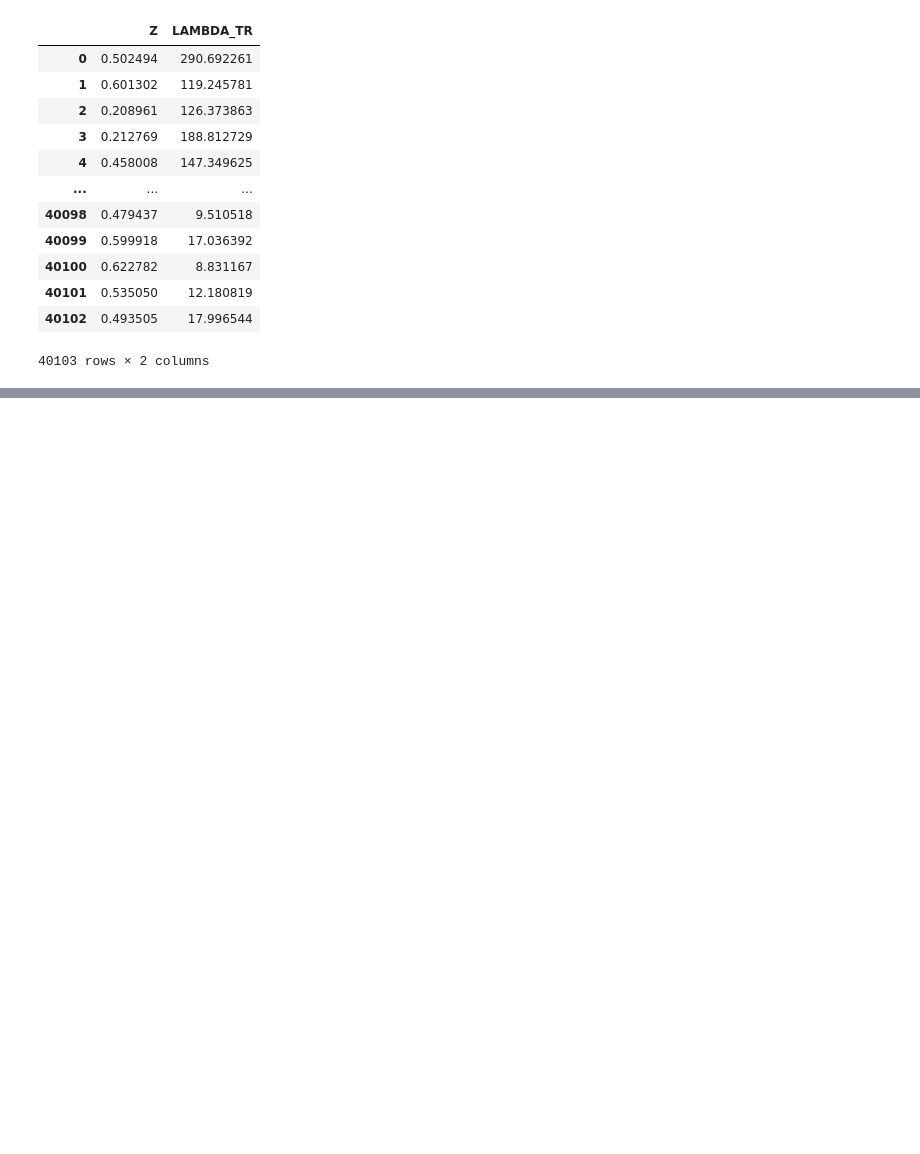
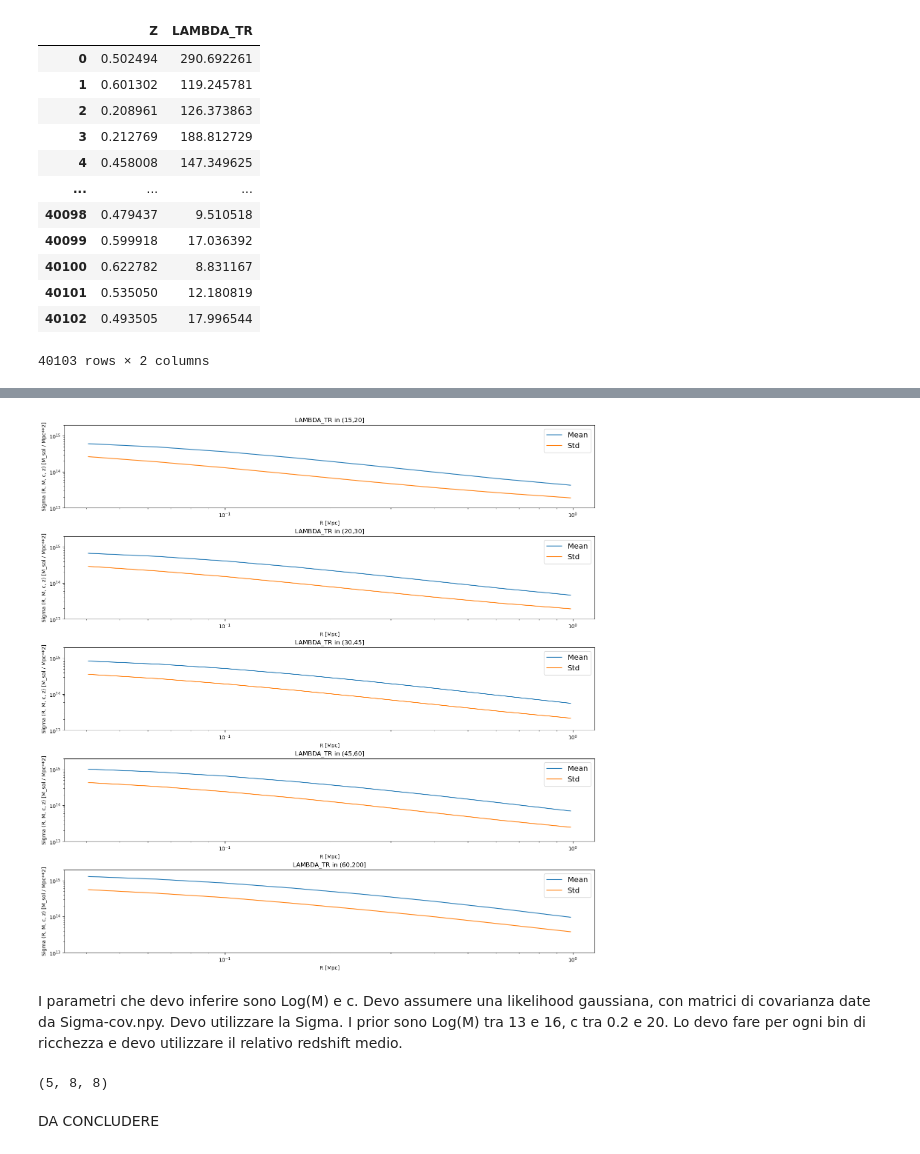
Before and after one commit to trett-0310/esame_tecniche, a Jupyter notebook: Fit NFW Density Profile.ipynb, the cells around one changed output, grey strips where cells are left out. Cells and saved outputs as stored; diff of their text form; code cells hidden in the pictures; blank space fills up the shorter version.

```diff
--- a/Fit NFW Density Profile.ipynb
+++ b/Fit NFW Density Profile.ipynb
@@ -244,0 +245,4 @@ AttributeError: 'DataFrameGroupBy' object has no attribute 'groupby'
+# %%
+#R_int_mean = int_mean.loc[:, ['SIGMA_of_R0', 'SIGMA_of_R1', 'SIGMA_of_R2', 'SIGMA_of_R3', 'SIGMA_of_R4', 'SIGMA_of_R5', 'SIGMA_of_R6', 'SIGMA_of_R7']]
+R_int_mean = int_mean.loc[:, [R[0], R[1], R[2], R[3], R[4], R[5], R[6], R[7]]]
+R_int_mean.T
@@ -244,0 +263,3 @@ AttributeError: 'DataFrameGroupBy' object has no attribute 'groupby'
+# %%
+int_std = df.groupby(pd.cut(df['LAMBDA_TR'], [15, 20, 30, 45, 60, 200])).std()
+int_std
@@ -244,0 +274,4 @@ AttributeError: 'DataFrameGroupBy' object has no attribute 'groupby'
+# %%
+#R_int_std = int_std.loc[:, ['SIGMA_of_R0', 'SIGMA_of_R1', 'SIGMA_of_R2', 'SIGMA_of_R3', 'SIGMA_of_R4', 'SIGMA_of_R5', 'SIGMA_of_R6', 'SIGMA_of_R7']]
+R_int_std = int_std.loc[:, [R[0], R[1], R[2], R[3], R[4], R[5], R[6], R[7]]]
+R_int_std.T
@@ -244,0 +288,45 @@ AttributeError: 'DataFrameGroupBy' object has no attribute 'groupby'
+# %%
+fig, axs = plt.subplots(5, layout = 'constrained')
+fig.set_size_inches(15, 15)
+
+axs[0].plot(R, R_int_mean.T.to_numpy()[:,0], label = 'Mean')
+axs[0].set_title('LAMBDA_TR in (15,20]')
+axs[0].plot(R, R_int_std.T.to_numpy()[:,0], color = 'tab:orange', label = 'Std')
+axs[0].legend(fontsize = 'x-large')
+axs[1].plot(R, R_int_mean.T.to_numpy()[:,1], label = 'Mean')
+axs[1].set_title('LAMBDA_TR in (20,30]')
+axs[1].plot(R, R_int_std.T.to_numpy()[:,1], color = 'tab:orange', label = 'Std')
+axs[2].plot(R, R_int_mean.T.to_numpy()[:,2], label = 'Mean')
+axs[2].set_title('LAMBDA_TR in (30,45]')
+axs[2].plot(R, R_int_std.T.to_numpy()[:,2], color = 'tab:orange', label = 'Std')
+axs[3].plot(R, R_int_mean.T.to_numpy()[:,3], label = 'Mean')
+axs[3].set_title('LAMBDA_TR in (45,60]')
+axs[3].plot(R, R_int_std.T.to_numpy()[:,3], color = 'tab:orange', label = 'Std')
+axs[4].plot(R, R_int_mean.T.to_numpy()[:,4], label = 'Mean')
+axs[4].set_title('LAMBDA_TR in (60,200]')
+axs[4].plot(R, R_int_std.T.to_numpy()[:,4], color = 'tab:orange', label = 'Std')
+
+for ax in axs.flat:
+    ax.set(xlabel = 'R [Mpc]', ylabel = 'Sigma (R, M, c, z) [M_sol / Mpc**2]', xscale = 'log', yscale = 'log', ylim = [1e13, 2e15])
+    ax.legend(fontsize = 'x-large')
+# %% [output]
+[figure, added]
+# %% [markdown]
+I parametri che devo inferire sono Log(M) e c.
+Devo assumere una likelihood gaussiana, con matrici di covarianza date da Sigma-cov.npy.
+Devo utilizzare la Sigma.
+I prior sono Log(M) tra 13 e 16, c tra 0.2 e 20.
+Lo devo fare per ogni bin di ricchezza e devo utilizzare il relativo redshift medio.
+# %%
+TCOV = np.load('covariance_matrices.npy')
+iTCOV = np.linalg.inv(TCOV)
+rho_m = 0.286 * 0.7**2 *2.7751428946e11
+
+R = np.load('R_values.npy')
+Sigma_R = R_int_mean.to_numpy()
+z_int_mean = int_mean.loc[:, ['Z']]
+z = z_int_mean.to_numpy()
+# %% [output]
+(5, 8, 8)
+# %% [markdown]
+DA CONCLUDERE
```
Also changed, not shown: parts of 13 cells of this notebook.
